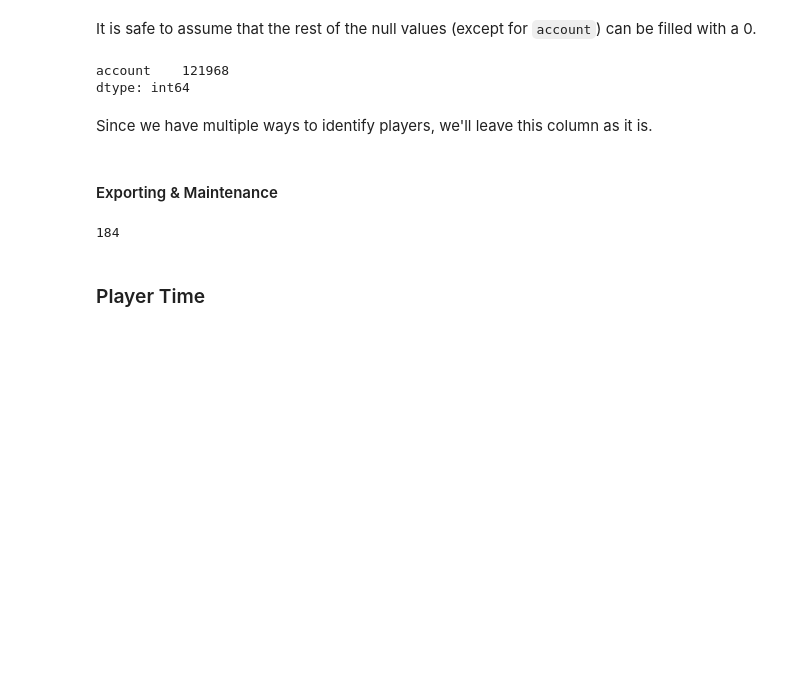
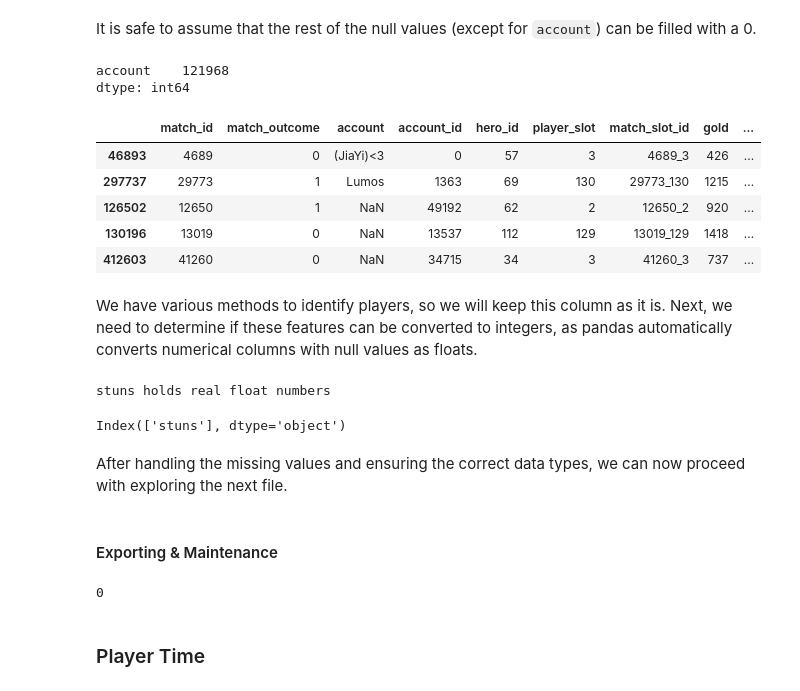
Before and after one commit to jpniet/Dota2-Matchmaking, a Jupyter notebook: Notebooks/Data_Cleaning_and_Exploration.ipynb, the cells around one changed output. Cells and saved outputs as stored; diff of their text form; code cells hidden in the pictures; blank space fills up the shorter version.

```diff
--- a/Notebooks/Data Cleaning.ipynb
+++ b/Notebooks/Data_Cleaning_and_Exploration.ipynb
@@ -1663,16 +1781,46 @@ It is safe to assume that the rest of the null values (except for `account`) can
 # %%
 # Filling NaN values
 for column in nan_values:
     df['players'][column] = df['players'][column].fillna(0)
 
 # Checking for null values
-df['players'].isna().sum().sort_values(ascending=False)\
-[df['players'].isna().sum().sort_values(ascending=False) > 0 ]
+display(df['players'].isna().sum().sort_values(ascending=False)\
+        [df['players'].isna().sum().sort_values(ascending=False) > 0 ])
+
+# Sanity check
+df['players'].sample(5)
 # %% [output]
 account    121968
 dtype: int64
+|  | match_id | match_outcome | account | account_id | hero_id | player_slot | match_slot_id | gold | ... |
+| 46893 | 4689 | 0 | (JiaYi)<3 | 0 | 57 | 3 | 4689_3 | 426 | ... |
+| 297737 | 29773 | 1 | Lumos | 1363 | 69 | 130 | 29773_130 | 1215 | ... |
+| 126502 | 12650 | 1 | NaN | 49192 | 62 | 2 | 12650_2 | 920 | ... |
+| 130196 | 13019 | 0 | NaN | 13537 | 112 | 129 | 13019_129 | 1418 | ... |
+| 412603 | 41260 | 0 | NaN | 34715 | 34 | 3 | 41260_3 | 737 | ... |
 # %% [markdown]
-Since we have multiple ways to identify players, we'll leave this column as it is.
+We have various methods to identify players, so we will keep this column as it is. Next, we need to determine if these features can be converted to integers, as pandas automatically converts numerical columns with null values as floats.
+# %%
+# Getting all the columns that may have true float values
+float_columns = df['players'].select_dtypes(include='float').columns
+
+def is_integer_series(series):
+    # Check if all non-null values are integers
+    return np.all(series.dropna().apply(lambda x: float(x).is_integer()))
+
+for col in float_columns:
+    if is_integer_series(df['players'][col]):
+        df['players'][col] = df['players'][col].astype(np.int64)
+    else:
+        print(f'{col} holds real float numbers')
+
+# Sanity check
+df['players'].select_dtypes(include='float').columns
+# %% [output]
+stuns holds real float numbers
+Index(['stuns'], dtype='object')
+# %% [markdown]
+After handling the missing values and ensuring the correct data types, we can now proceed with exploring the next file.
 # %% [markdown]
 #### Exporting & Maintenance
 # %%
@@ -1681,10 +1829,10 @@ file_path = os.path.join(clean_folder, 'players.csv')
 df['players'].to_csv(file_path)
 
 # Removing the file from memory
-del df['players'], anonym_accounts, anonym_match_ids, player_ids, nan_values
+del df['players'], anonym_accounts, anonym_match_ids, player_ids, nan_values, matches, match_outcome, chat, chat_per_player, float_columns
 gc.collect()
 # %% [output]
-184
+0
 # %% [markdown]
 ### Player Time
 # %%
```
Also changed, not shown: parts of 44 cells of this notebook.
